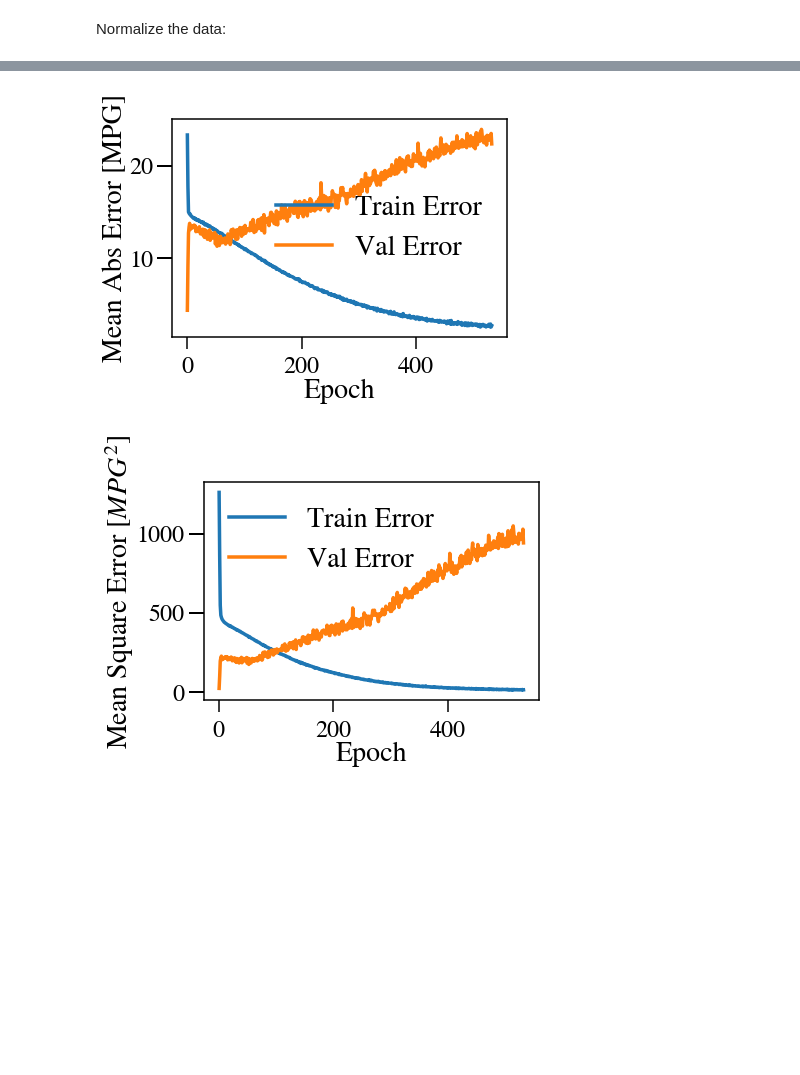
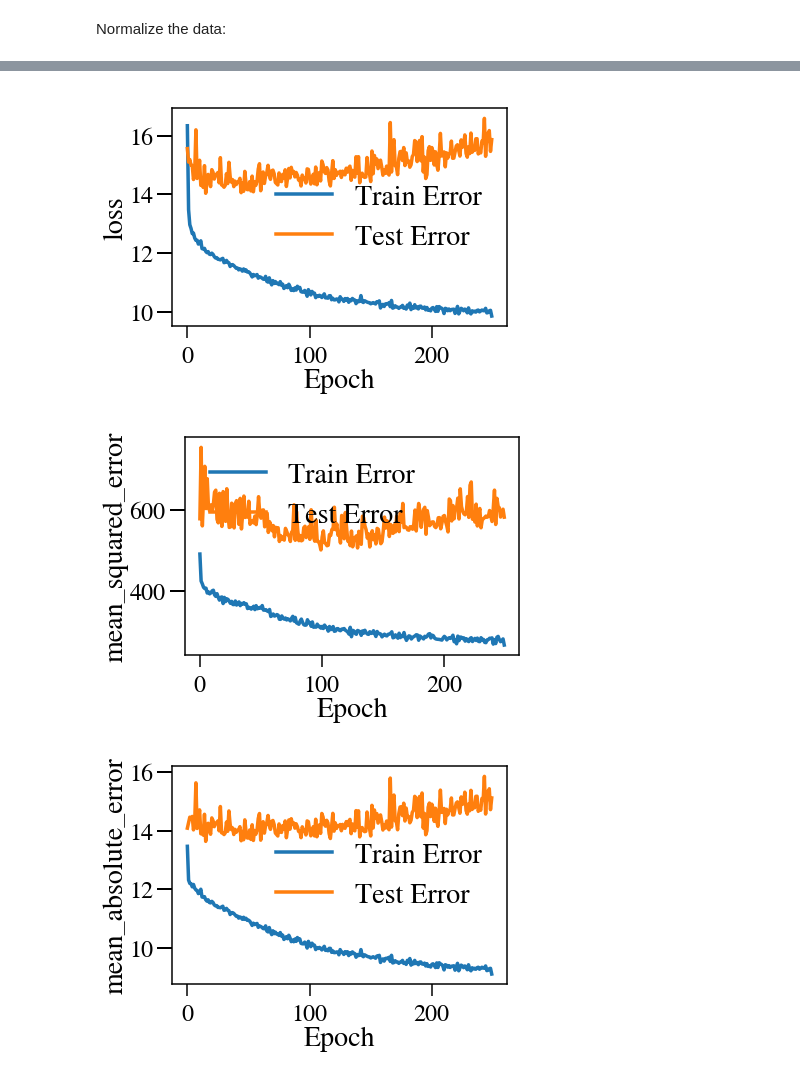
Before and after one commit to fagan2888/nba_stats, a Jupyter notebook: data_cleaning.ipynb, the cells around one changed output, grey strips where cells are left out. Cells and saved outputs as stored; diff of their text form; code cells hidden in the pictures; blank space fills up the shorter version.

Commit message:
more updates to the notebook/training.  need to add more layers (dropouts, etc.), but going to spend some time getting more data first

```diff
--- a/data_cleaning.ipynb
+++ b/data_cleaning.ipynb
@@ -890,10 +903,10 @@ def get_features_values(pids, career_df, yearly_dfs,
     return output_feature_df, output_values_df
 # %%
 training_features, training_output = get_features_values(train_pids, players_to_testtrain, yearly_data, feature_columns)
-# test_features, test_output = get_features_values(test_pids, players_to_testtrain, yearly_data, feature_columns)
+test_features, test_output = get_features_values(test_pids, players_to_testtrain, yearly_data, feature_columns)
 validation_features, validation_output = get_features_values(validate_pids, players_to_testtrain, yearly_data, feature_columns)
 
-for df in [training_features, validation_features]:  #, test_features]:
+for df in [training_features, validation_features, test_features]:
     df.fillna(0, inplace=True)
 # %% [markdown]
 ### Let's try to train the model using Tensorflow directly:
@@ -1046,7 +1059,7 @@ def encode_rookie_year(df):
     return df
 # %%
 encoded_training_features = encode_rookie_year(training_features.copy())
-# encoded_test_features = encode_rookie_year(test_features)
+encoded_test_features = encode_rookie_year(test_features.copy())
 encoded_validation_features = encode_rookie_year(validation_features.copy())
 # %% [markdown]
 Normalize the data:
@@ -1059,5 +1072,5 @@ def norm(df):
     return normalized_df
 # %%
 normalized_training_features = norm(encoded_training_features)
-# normalized_test_features = norm(encoded_test_features)
+normalized_test_features = norm(encoded_test_features)
 normalized_validation_features = norm(encoded_validation_features)
@@ -1110,5 +1107,5 @@ def build_and_train_model(training_data, training_labels,
     return model, history
 # %%
-model, history = build_and_train_model(normalized_training_features,
-                             training_output)
+model, history = build_and_train_model(normalized_training_features, training_output,
+                                       normalized_test_features, test_output)
 # %% [output]
@@ -1132,31 +1124,21 @@ Epoch 00534: early stopping
 # %%
 def plot_history(history):
     hist = pd.DataFrame(history.history)
     hist['epoch'] = history.epoch
 
-    plt.figure()
-    plt.xlabel('Epoch')
-    plt.ylabel('Mean Abs Error [MPG]')
-    plt.plot(hist['epoch'], hist['mean_absolute_error'],
-           label='Train Error')
-    plt.plot(hist['epoch'], hist['val_mean_absolute_error'],
-           label = 'Val Error')
-#     plt.ylim([0,5])
-    plt.legend()
-
-    plt.figure()
-    plt.xlabel('Epoch')
-    plt.ylabel('Mean Square Error [$MPG^2$]')
-    plt.plot(hist['epoch'], hist['mean_squared_error'],
-           label='Train Error')
-    plt.plot(hist['epoch'], hist['val_mean_squared_error'],
-           label = 'Val Error')
-#     plt.ylim([0,20])
-    plt.legend()
-    plt.show()
-
+    keys = [k for k in history.history.keys() if not k.startswith('val_')]
+    for key in keys:
+        plt.figure()
+        plt.xlabel('Epoch')
+        plt.ylabel(key)
+        plt.plot(hist['epoch'], hist[key],
+               label='Train Error')
+        plt.plot(hist['epoch'], hist['val_'+key],
+               label = 'Test Error')
+        plt.legend()
 
 plot_history(history)
 # %% [output]
-[figure, old version]
+[figure, new version]
-[figure, old version]
+[figure, new version]
+[figure, added]
```
Also changed, not shown: parts of 6 cells of this notebook, 1 other file.
